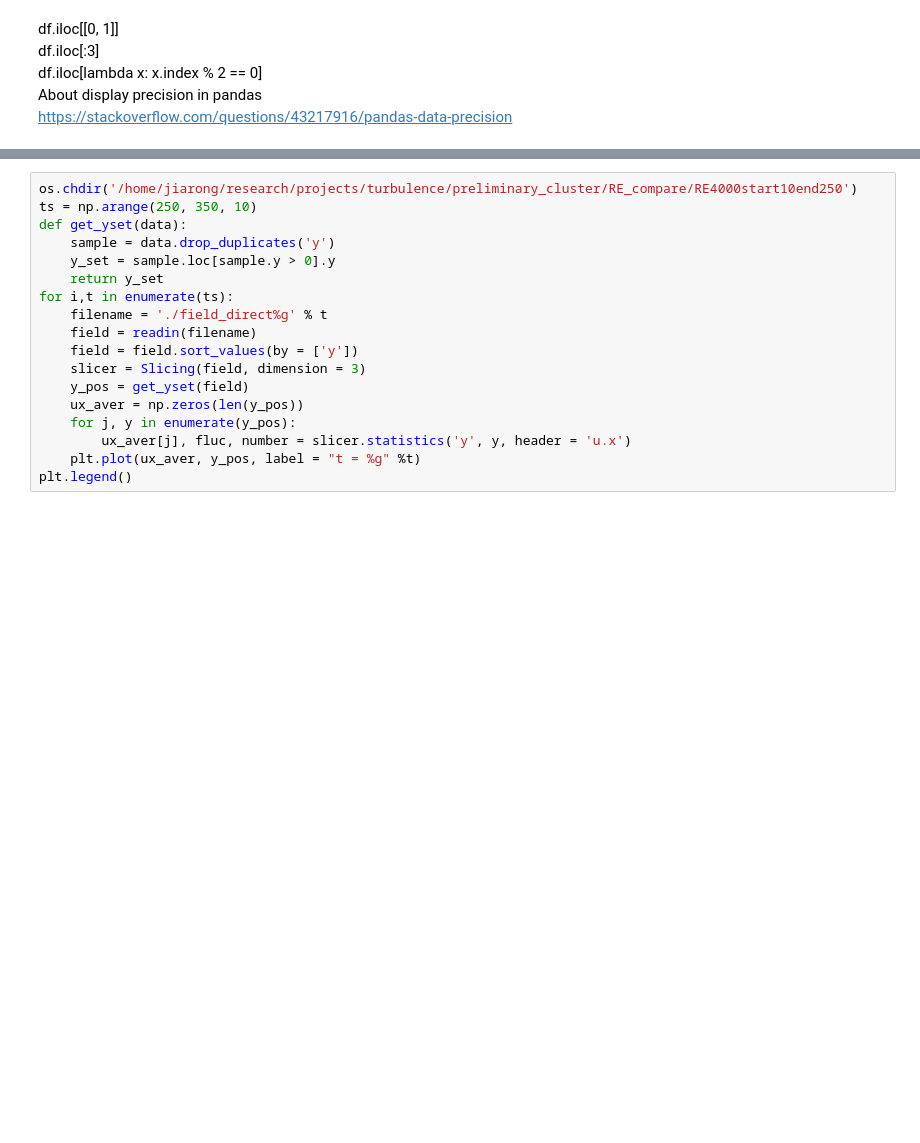
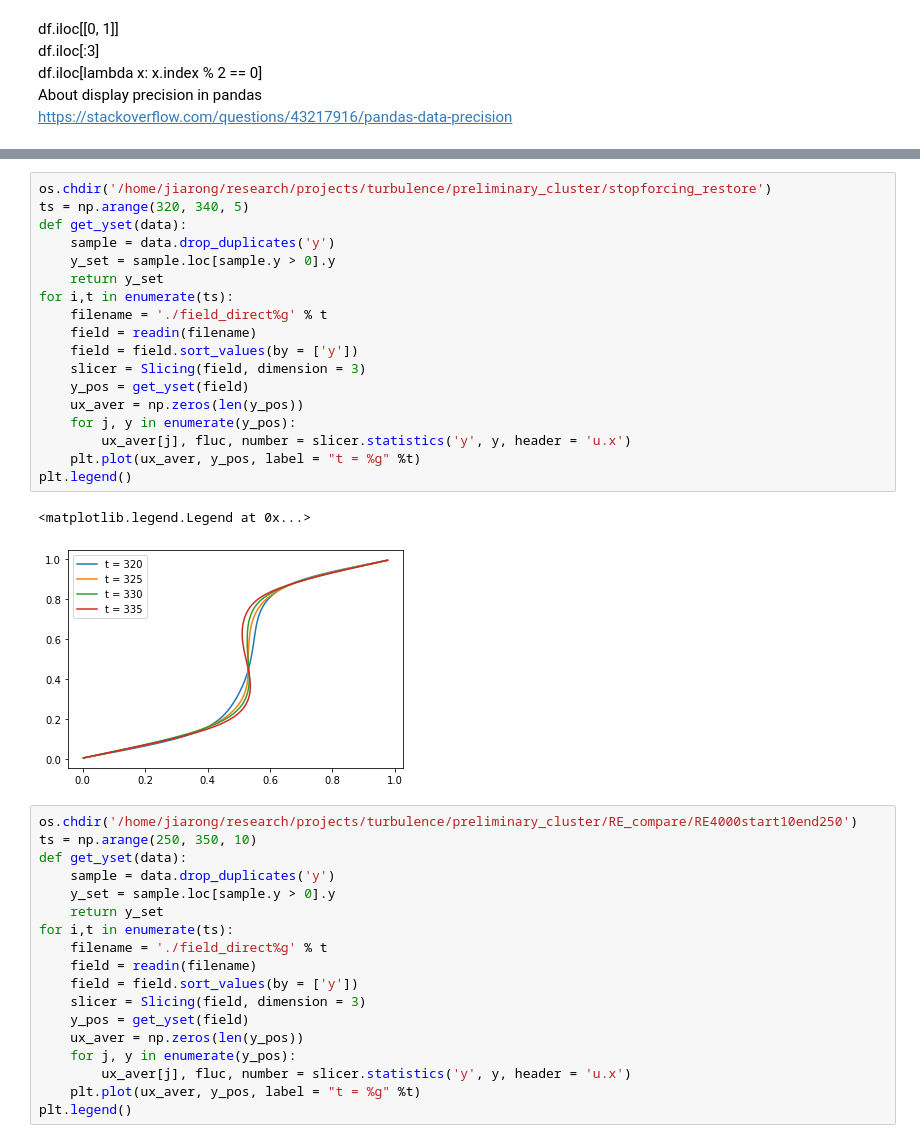
Before and after one commit to DeikeLab/jiarongw-postprocessing, a Jupyter notebook: turbulence/turbulence.ipynb, the cells around one changed output, grey strips where cells are left out. Saved outputs shown, nothing was run; the diff lists cells and outputs as text; blank space fills up the shorter version.

```diff
--- a/turbulence/turbulence.ipynb
+++ b/turbulence/turbulence.ipynb
@@ -65,3 +71,24 @@ See the caveats in the documentation: http://pandas.pydata.org/pandas-docs/stabl
+# %%
+os.chdir('/home/jiarong/research/projects/turbulence/preliminary_cluster/stopforcing_restore')
+ts = np.arange(320, 340, 5)
+def get_yset(data):
+    sample = data.drop_duplicates('y')
+    y_set = sample.loc[sample.y > 0].y
+    return y_set
+for i,t in enumerate(ts):
+    filename = './field_direct%g' % t
+    field = readin(filename)
+    field = field.sort_values(by = ['y'])
+    slicer = Slicing(field, dimension = 3)
+    y_pos = get_yset(field)
+    ux_aver = np.zeros(len(y_pos))
+    for j, y in enumerate(y_pos):
+        ux_aver[j], fluc, number = slicer.statistics('y', y, header = 'u.x')
+    plt.plot(ux_aver, y_pos, label = "t = %g" %t)
+plt.legend()
+# %% [output]
+<matplotlib.legend.Legend at 0x...>
+[figure, added]
 # %%
 os.chdir('/home/jiarong/research/projects/turbulence/preliminary_cluster/RE_compare/RE4000start10end250')
 ts = np.arange(250, 350, 10)
```
Also changed, not shown: parts of 7 cells of this notebook, 5 other files.
